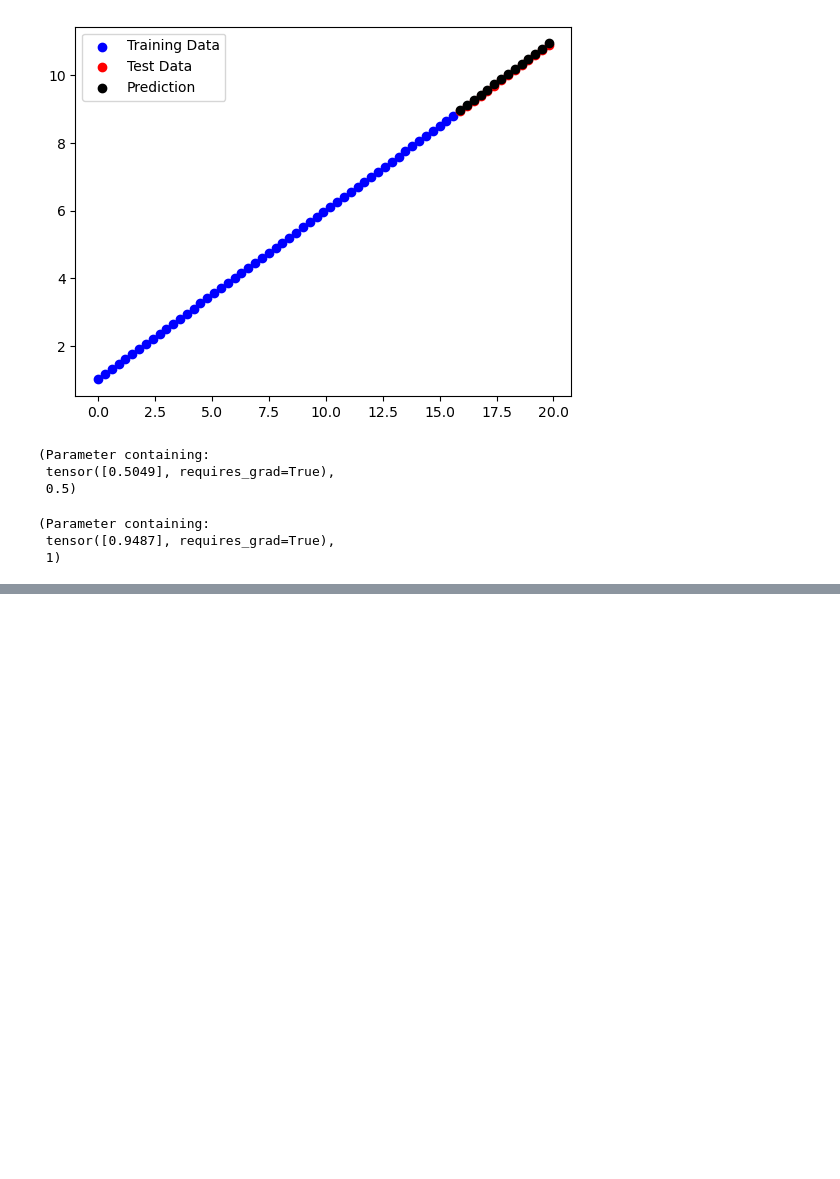
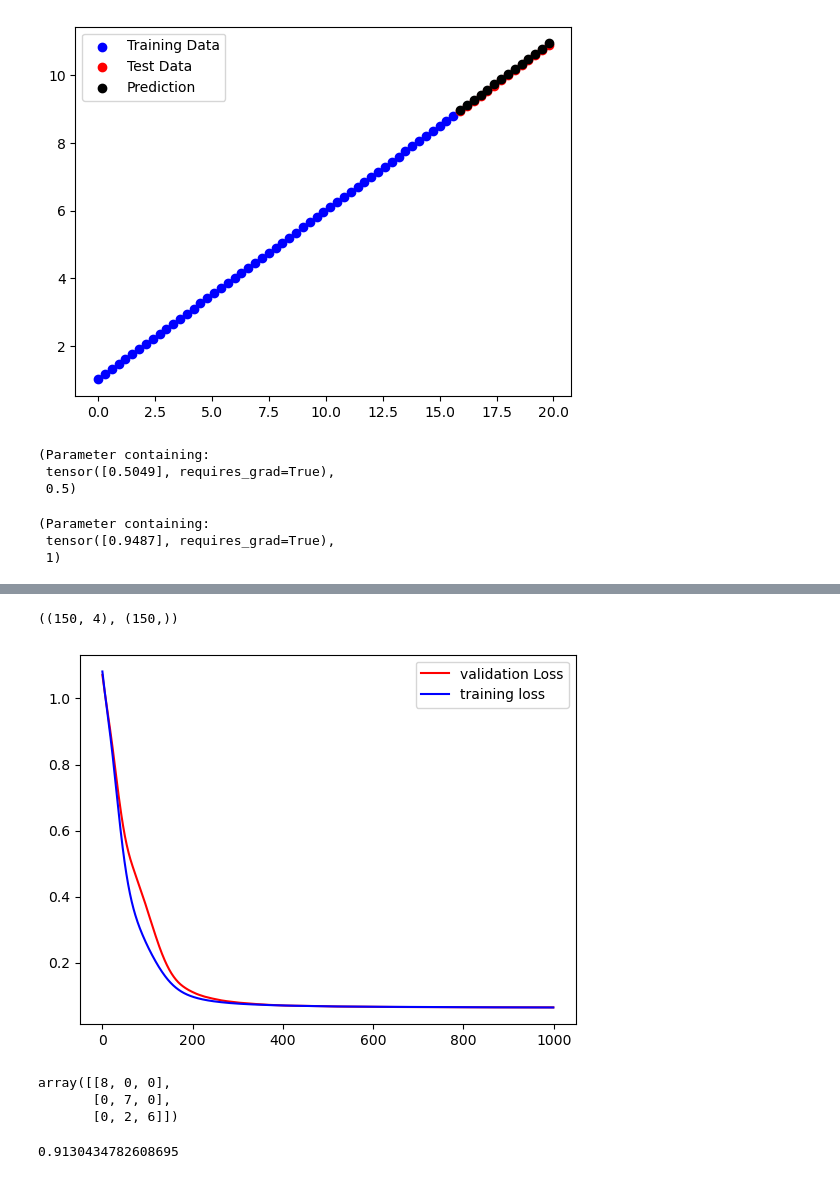
Before and after one commit to qamarr6092/Deep-Learning, a Jupyter notebook: Pytorch Basics/pytorch_basics.ipynb, the cells around one changed output, grey strips where cells are left out. Drawn from its saved outputs; the diff is of its cells as text; code cells hidden in the pictures; blank space fills up the shorter version.

```diff
--- a/Pytorch Basics/pytorch_basics.ipynb
+++ b/Pytorch Basics/pytorch_basics.ipynb
@@ -613,0 +724,76 @@ dict(lin_reg.state_dict())
+# %%
+from sklearn.datasets import load_iris
+from sklearn.preprocessing import StandardScaler
+X, y = load_iris(return_X_y=True)
+X_train, X_test, y_train, y_test = train_test_split(X, y, test_size=0.15, stratify=y)
+
+scaler = StandardScaler().fit(X_train)
+X_train = scaler.transform(X_train)
+X_test = scaler.transform(X_test)
+
+X_train = torch.from_numpy(X_train).float()
+X_test = torch.from_numpy(X_test).float()
+y_train = torch.from_numpy(y_train).long()
+y_test = torch.from_numpy(y_test).long()
+
+
+X.shape, y.shape
+# %% [output]
+((150, 4), (150,))
+# %%
+class Model(nn.Module):
+    def __init__(self):
+        super().__init__()
+        self.layer_1 = nn.Linear(X.shape[-1], 64)
+        self.layer_1_activation = nn.ReLU()
+        self.layer_2 = nn.Linear(64, 32)
+        self.layer_2_activation = nn.ReLU()
+        self.layer_3 = nn.Linear(32, 3)
+        self.layer_3_activation = nn.Softmax()   #softmax is applied uisng cross entropy loss
+
+    def forward(self, X):
+        return self.layer_3(self.layer_2_activation(self.layer_2(self.layer_1_activation(self.layer_1(X)))))
+
+
+loss_fn = nn.CrossEntropyLoss()
+model = Model()
+optimizer = torch.optim.Adam(lr=0.001, params=model.parameters(), weight_decay=1e-2)
+
+
+epochs = 1000
+train_loss, validation_loss = [], []
+
+for i in range(epochs):
+    model.train()
+    loss = loss_fn(model(X_train), y_train)
+    optimizer.zero_grad()
+    loss.backward()
+    optimizer.step()
+    train_loss.append(loss.detach().numpy())
+
+    model.eval()
+    with torch.inference_mode():
+        val_loss = loss_fn(model(X_test), y_test)
+    validation_loss.append(val_loss.item())
+
+
+plt.figure()
+plt.plot(validation_loss, label='validation Loss', color='red')
+plt.plot(train_loss, label='training loss', color='blue')
+plt.legend()
+plt.show()
+# %% [output]
+[figure, added]
+# %%
+from sklearn.metrics import confusion_matrix
+
+confusion_matrix(y_test, model(X_test).round().argmax(dim=1).detach().numpy())
+# %% [output]
+array([[8, 0, 0],
+       [0, 7, 0],
+       [0, 2, 6]])
+# %%
+from sklearn.metrics import accuracy_score
+accuracy_score(y_test, model(X_test).round().argmax(dim=1).detach().numpy())
+# %% [output]
+0.9130434782608695
```
Also changed, not shown: parts of 7 cells of this notebook.
